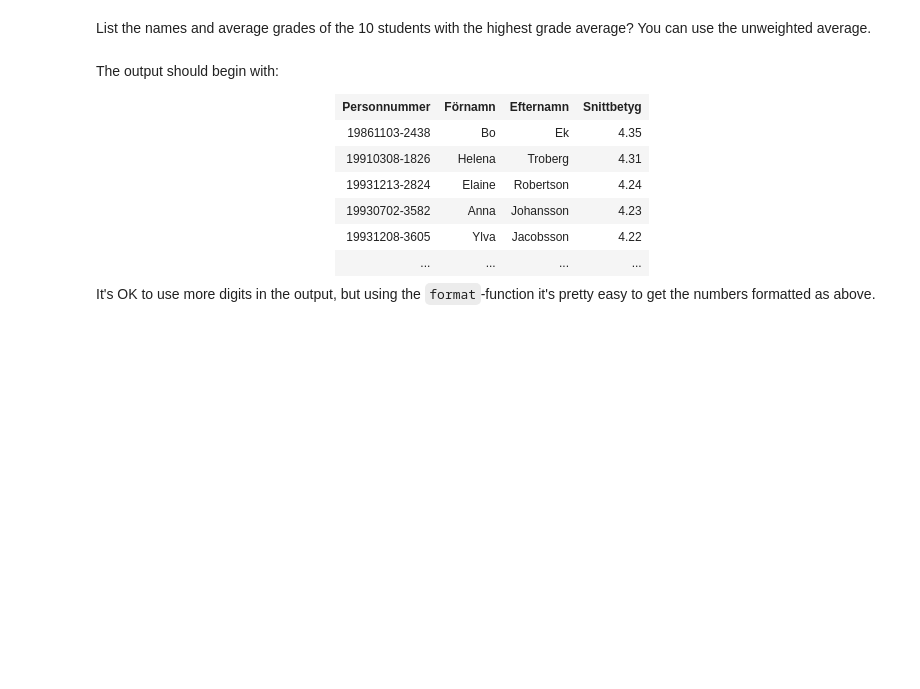
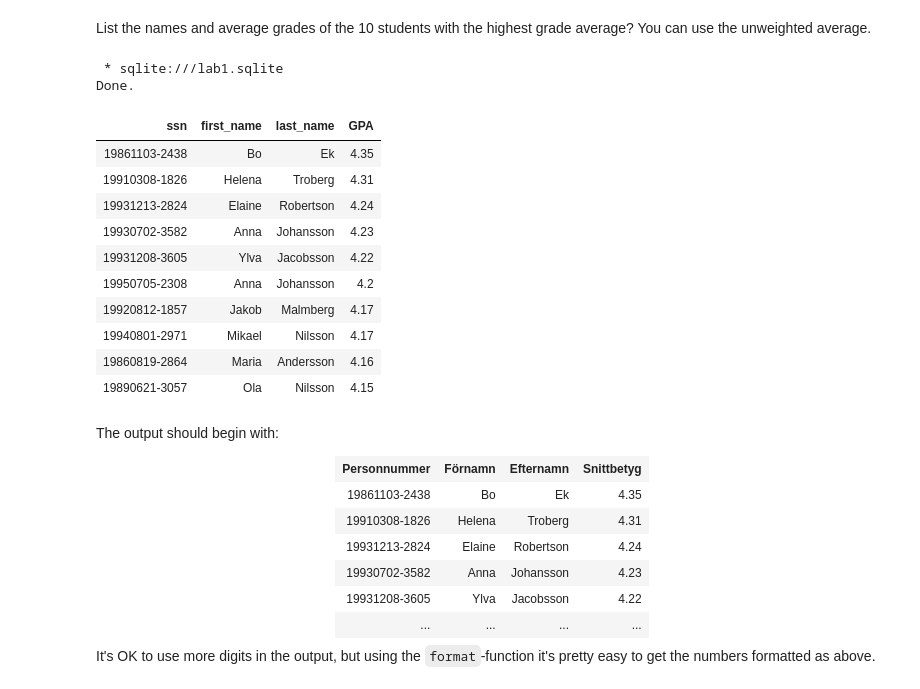
Before and after one commit to HugoMautner/database, a Jupyter notebook: lab1/lab1.ipynb, the cells around one changed output. Cells and saved outputs as stored; diff of their text form; code cells hidden in the pictures; blank space fills up the shorter version.

```diff
--- a/lab1/lab1.ipynb
+++ b/lab1/lab1.ipynb
@@ -815,6 +978,30 @@ grade average?
 You can use the unweighted average.
 # %%
 %%sql
+SELECT
+    f.ssn,
+    s.first_name,
+    s.last_name,
+    ROUND(AVG(grade), 2) AS "GPA"
+FROM finished_courses f
+JOIN students s ON s.ssn = f.ssn
+GROUP BY f.ssn
+ORDER BY "GPA" DESC
+LIMIT 10
+# %% [output]
+ * sqlite:///lab1.sqlite
+Done.
+| ssn | first_name | last_name | GPA |
+| 19861103-2438 | Bo | Ek | 4.35 |
+| 19910308-1826 | Helena | Troberg | 4.31 |
+| 19931213-2824 | Elaine | Robertson | 4.24 |
+| 19930702-3582 | Anna | Johansson | 4.23 |
+| 19931208-3605 | Ylva | Jacobsson | 4.22 |
+| 19950705-2308 | Anna | Johansson | 4.2 |
+| 19920812-1857 | Jakob | Malmberg | 4.17 |
+| 19940801-2971 | Mikael | Nilsson | 4.17 |
+| 19860819-2864 | Maria | Andersson | 4.16 |
+| 19890621-3057 | Ola | Nilsson | 4.15 |
 # %% [markdown]
 The output should begin with:
 
```
Also changed, not shown: parts of 15 cells of this notebook, 1 other file.
